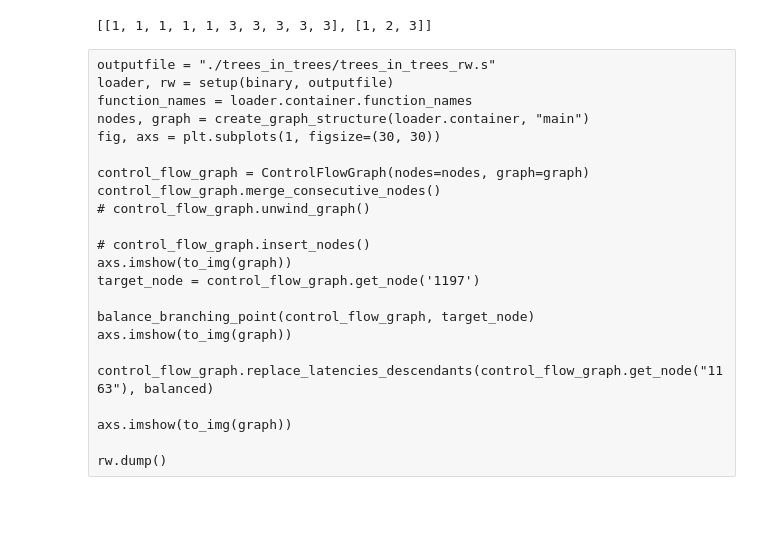
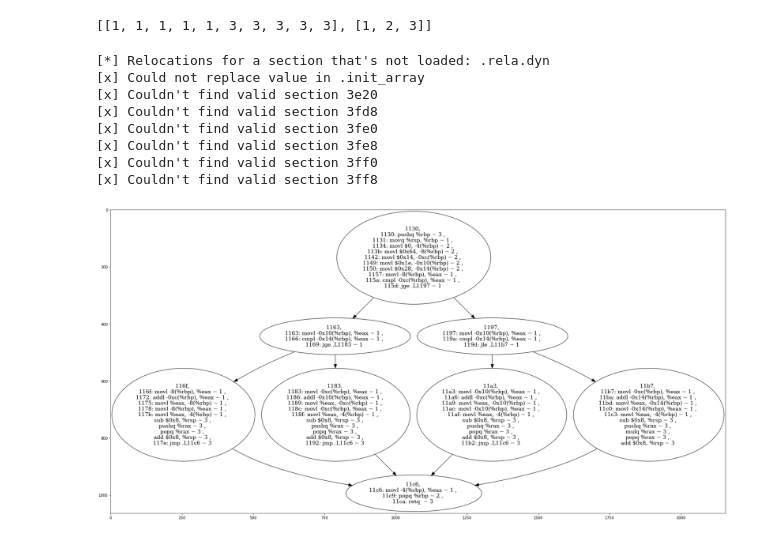
Before and after one commit to DBGilles/NemesisRetroWrite, a Jupyter notebook: retrowrite/rwtools/nemesis/samples_notebooks/6.0-trees_in_trees.ipynb, the cells around one changed output. Saved outputs shown, nothing was run; the diff lists cells and outputs as text; code cells hidden in the pictures; blank space fills up the shorter version.

```diff
--- a/retrowrite/rwtools/nemesis/samples_notebooks/6.0-trees_in_trees.ipynb
+++ b/retrowrite/rwtools/nemesis/samples_notebooks/6.0-trees_in_trees.ipynb
@@ -132,26 +132,36 @@ def balance_latency_lists_v2(tree1_lats, tree2_lats):
     return target_latencies
 
 balanced = balance_latency_lists_v2(tree1_lats, tree2_lats)
-# %% [raw]
-outputfile = "./trees_in_trees/trees_in_trees_rw.s"
-loader, rw = setup(binary, outputfile)
-function_names = loader.container.function_names
-nodes, graph = create_graph_structure(loader.container, "main")
-fig, axs = plt.subplots(1, figsize=(30, 30))
-
-control_flow_graph = ControlFlowGraph(nodes=nodes, graph=graph)
-control_flow_graph.merge_consecutive_nodes()
-# control_flow_graph.unwind_graph()
-
-# control_flow_graph.insert_nodes()
-axs.imshow(to_img(graph))
-target_node = control_flow_graph.get_node('1197')
-
-balance_branching_point(control_flow_graph, target_node)
-axs.imshow(to_img(graph))
-
-control_flow_graph.replace_latencies_descendants(control_flow_graph.get_node("1163"), balanced)
-
-axs.imshow(to_img(graph))
-
-rw.dump()
+# %%
+outputfile = "./trees_in_trees/trees_in_trees_rw.s"
+loader, rw = setup(binary, outputfile)
+function_names = loader.container.function_names
+nodes, graph = create_graph_structure(loader.container, "main")
+fig, axs = plt.subplots(1, figsize=(30, 30))
+
+control_flow_graph = ControlFlowGraph(nodes=nodes, graph=graph)
+control_flow_graph.merge_consecutive_nodes()
+# control_flow_graph.unwind_graph()
+
+# control_flow_graph.insert_nodes()
+axs.imshow(to_img(graph))
+target_node = control_flow_graph.get_node('1197')
+
+balance_branching_point(control_flow_graph, target_node)
+axs.imshow(to_img(graph))
+
+control_flow_graph.replace_latencies_descendants(control_flow_graph.get_node("1163"), balanced)
+
+axs.imshow(to_img(graph))
+
+rw.dump()
+# %% [output]
+[*] Relocations for a section that's not loaded: .rela.dyn
+[x] Could not replace value in .init_array
+[x] Couldn't find valid section 3e20
+[x] Couldn't find valid section 3fd8
+[x] Couldn't find valid section 3fe0
+[x] Couldn't find valid section 3fe8
+[x] Couldn't find valid section 3ff0
+[x] Couldn't find valid section 3ff8
+[figure, added]
```
Also changed, not shown: 19 other files.
